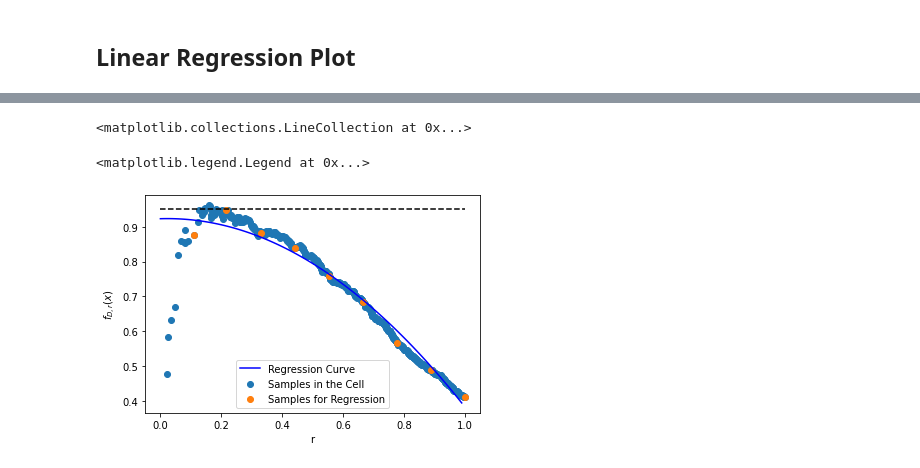
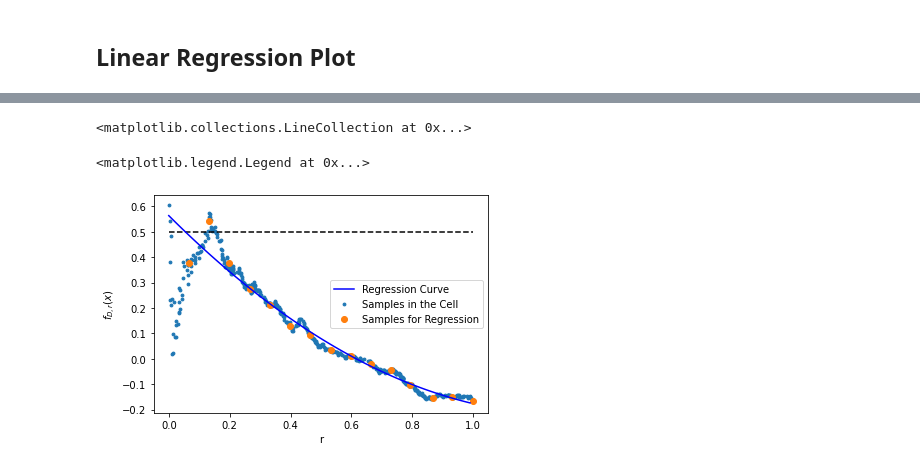
Before and after one commit to Karlmyh/RTER, a Jupyter notebook: plot.ipynb, the cells around one changed output, grey strips where cells are left out. Drawn from its saved outputs; the diff is of its cells as text; code cells hidden in the pictures.

```diff
--- a/plot.ipynb
+++ b/plot.ipynb
@@ -347,11 +309,11 @@ def plot_polynomial(beta,r):
 
 np.random.seed(3)
 
-test_point = np.array([0.25,0.3])
+test_point = np.array([np.pi/8+np.pi/16/6])
 
 
-sample_generator=TestDistribution(8).returnDistribution()
-n_test, n_train = 4000,3000
+sample_generator=TestDistribution(1).returnDistribution()
+n_test, n_train = 4000,2000
 X_train, Y_train = sample_generator.generate(n_train)
 X_test, Y_test = sample_generator.generate(n_test)
 
@@ -361,39 +323,39 @@ model = RegressionTree(estimator="pointwise_extrapolation_estimator",
                          max_depth = 2,
                          order=2,
                          random_state=1,
-                         lamda = 0.0,
-                          V=9,
+                         lamda = 0.00001,
+                          V=15,
                       r_range_low = 0,
                       r_range_up = 1)
 model.fit(X_train, Y_train)
 
 _ = model.score(X_test,Y_test)
 
 pred_weights, all_r , all_y_hat  , used_r, used_y_hat = model.get_info(test_point.reshape(1,-1))
 
 
-_=plt.scatter(all_r,all_y_hat,label = "Samples in the Cell")
+_=plt.scatter(all_r,all_y_hat,label = "Samples in the Cell",s=8)
 _=plt.scatter(used_r, used_y_hat, label = "Samples for Regression")
 
 
 
 r_arange = np.arange(0,1,0.01)
 y_hat_regressed = np.array([plot_polynomial(pred_weights, r) for r in r_arange])
 
 _= plt.plot(r_arange, y_hat_regressed,color = "blue",label = "Regression Curve")
 
 plt.hlines(sample_generator.evaluate(test_point.reshape(1,-1)).item(),0,1,linestyles = "--",color = "black")
 #plt.plot(0,sample_generator.evaluate(test_point.reshape(1,-1)).item(), marker = "*",color = "red" )
 #plt.plot(0,pred_weights[0,0], marker = '*', color ="blue")
 
 
 _ = plt.xlabel("r")
 _ = plt.ylabel(r"$f_{D,r}(x)$")
 
-plt.legend(loc = 8)
+plt.legend(loc = 5)
 
-plt.savefig("./results/plot/regression_fig.pdf",bbox_inches="tight")
+plt.savefig("./results/plot/regression_fig_2.pdf",bbox_inches="tight")
 # %% [output]
 <matplotlib.collections.LineCollection at 0x...>
 <matplotlib.legend.Legend at 0x...>
-[figure, old version]
+[figure, new version]
```
Also changed, not shown: parts of 27 cells of this notebook, 24 other files.
